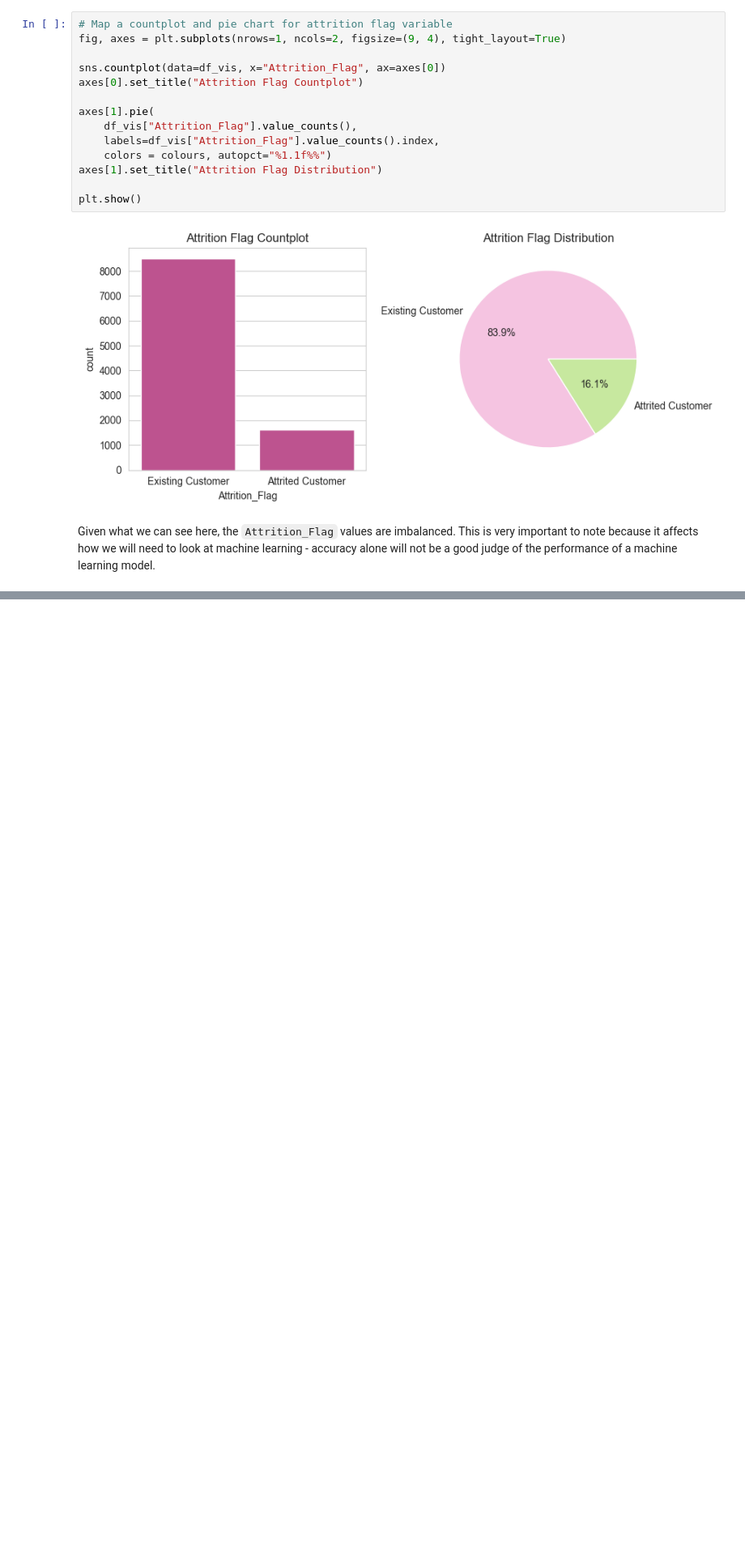
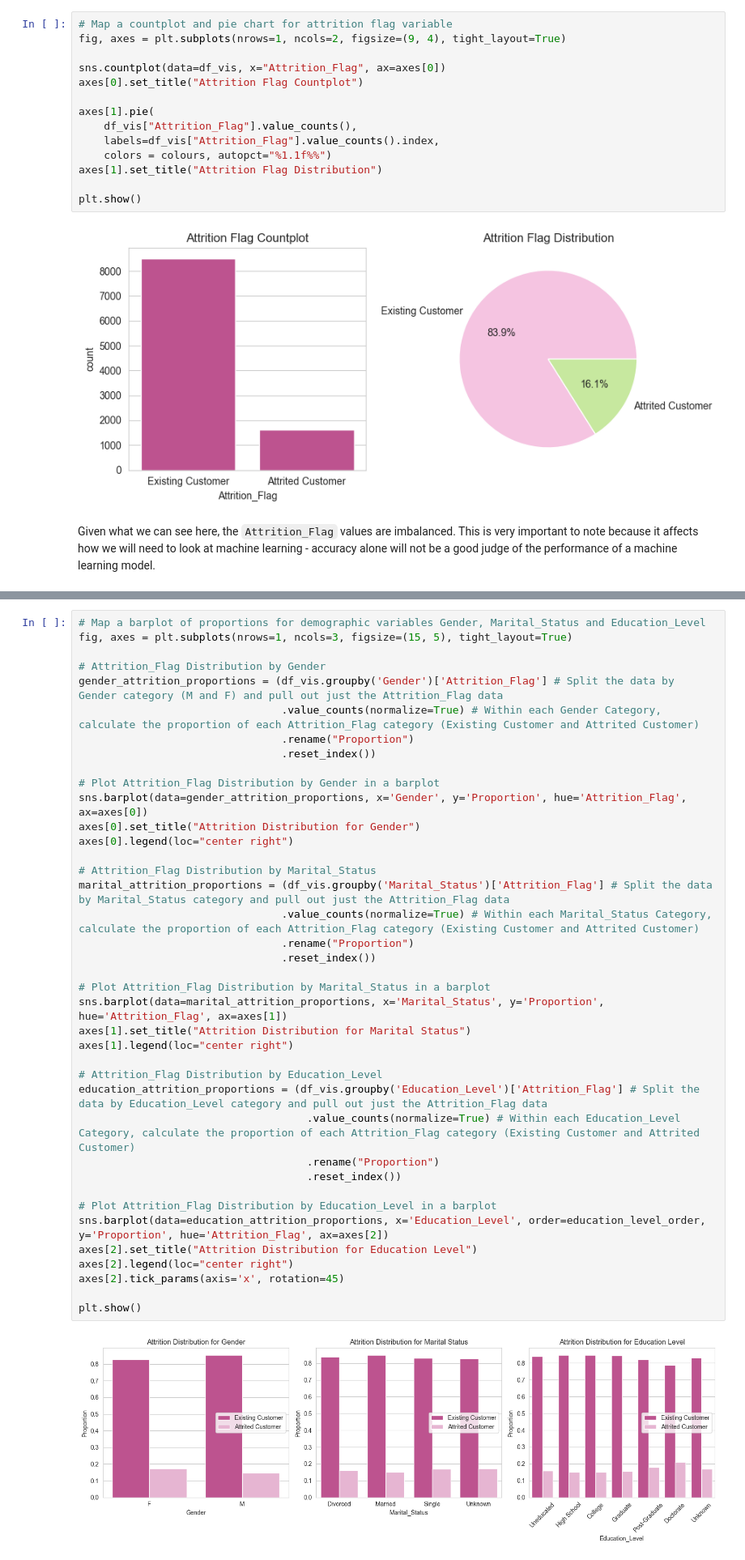
Before and after one commit to elhope23/credit-card-customer-churn-analysis, a Jupyter notebook: jupyter_notebooks/Stage3-Visualisation.ipynb, the cells around one changed output, grey strips where cells are left out. Shown at 81% size. Cells and saved outputs as stored; diff of their text form; blank space fills up the shorter version.

```diff
--- a/jupyter_notebooks/Stage3-Visualisation.ipynb
+++ b/jupyter_notebooks/Stage3-Visualisation.ipynb
@@ -103,0 +159,41 @@ Given what we can see here, the `Attrition_Flag` values are imbalanced. This is
+# %%
+# Map a barplot of proportions for demographic variables Gender, Marital_Status and Education_Level
+fig, axes = plt.subplots(nrows=1, ncols=3, figsize=(15, 5), tight_layout=True)
+
+# Attrition_Flag Distribution by Gender
+gender_attrition_proportions = (df_vis.groupby('Gender')['Attrition_Flag'] # Split the data by Gender category (M and F) and pull out just the Attrition_Flag data
+                                .value_counts(normalize=True) # Within each Gender Category, calculate the proportion of each Attrition_Flag category (Existing Customer and Attrited Customer)
+                                .rename("Proportion")
+                                .reset_index())
+
+# Plot Attrition_Flag Distribution by Gender in a barplot
+sns.barplot(data=gender_attrition_proportions, x='Gender', y='Proportion', hue='Attrition_Flag', ax=axes[0])
+axes[0].set_title("Attrition Distribution for Gender")
+axes[0].legend(loc="center right")
+
+# Attrition_Flag Distribution by Marital_Status
+marital_attrition_proportions = (df_vis.groupby('Marital_Status')['Attrition_Flag'] # Split the data by Marital_Status category and pull out just the Attrition_Flag data
+                                .value_counts(normalize=True) # Within each Marital_Status Category, calculate the proportion of each Attrition_Flag category (Existing Customer and Attrited Customer)
+                                .rename("Proportion")
+                                .reset_index())
+
+# Plot Attrition_Flag Distribution by Marital_Status in a barplot
+sns.barplot(data=marital_attrition_proportions, x='Marital_Status', y='Proportion', hue='Attrition_Flag', ax=axes[1])
+axes[1].set_title("Attrition Distribution for Marital Status")
+axes[1].legend(loc="center right")
+
+# Attrition_Flag Distribution by Education_Level
+education_attrition_proportions = (df_vis.groupby('Education_Level')['Attrition_Flag'] # Split the data by Education_Level category and pull out just the Attrition_Flag data
+                                    .value_counts(normalize=True) # Within each Education_Level Category, calculate the proportion of each Attrition_Flag category (Existing Customer and Attrited Customer)
+                                    .rename("Proportion")
+                                    .reset_index())
+
+# Plot Attrition_Flag Distribution by Education_Level in a barplot
+sns.barplot(data=education_attrition_proportions, x='Education_Level', order=education_level_order, y='Proportion', hue='Attrition_Flag', ax=axes[2])
+axes[2].set_title("Attrition Distribution for Education Level")
+axes[2].legend(loc="center right")
+axes[2].tick_params(axis='x', rotation=45)
+
+plt.show()
+# %% [output]
+[figure, added]
```
Also changed, not shown: parts of 13 cells of this notebook.
